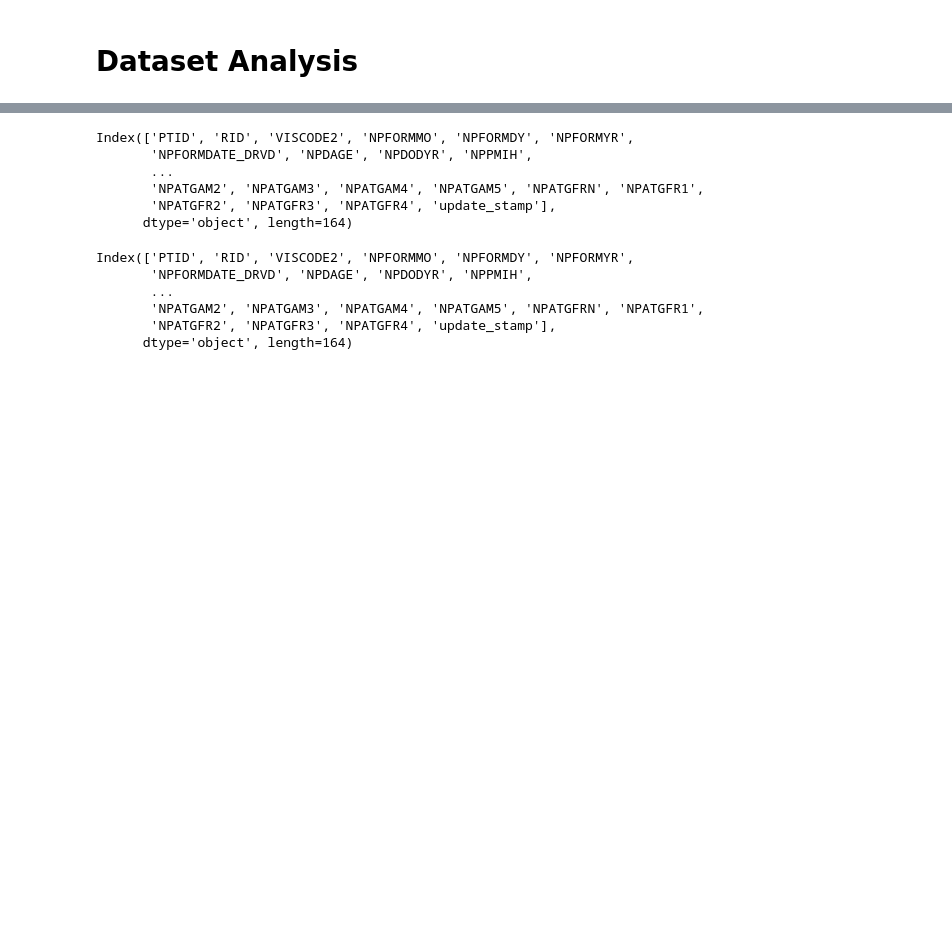
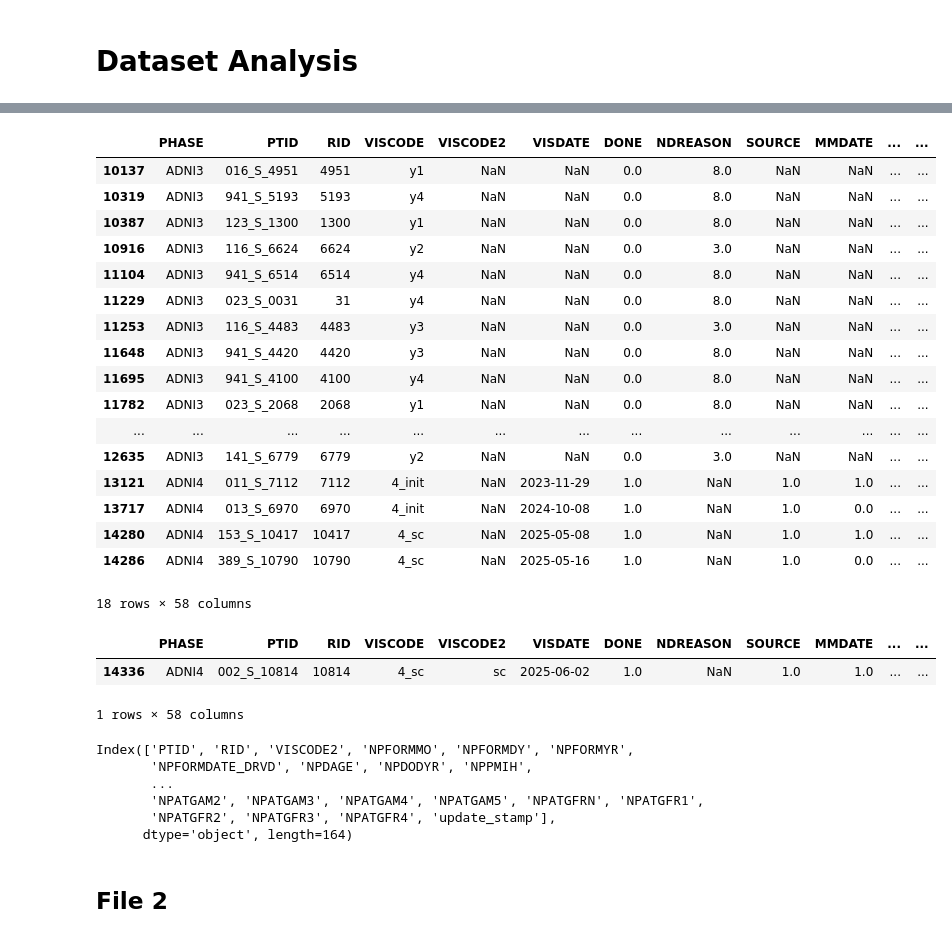
Before and after one commit to ifabfoundation/AIND, a Jupyter notebook: WP-2/Data_cleaning/dataset_analysis.ipynb, the cells around one changed output, grey strips where cells are left out. Saved outputs shown, nothing was run; the diff lists cells and outputs as text; code cells hidden in the pictures; blank space fills up the shorter version.

```diff
--- a/WP-2/Data_cleaning/dataset_analysis.ipynb
+++ b/WP-2/Data_cleaning/dataset_analysis.ipynb
@@ -3,5 +5,5 @@
 # %%
-file_code = 'NEUROPATH'
+file_code = 'MMSE'
 # %%
 import pandas as pd
 import numpy as np
@@ -24,0 +73,4 @@ dataset = zip_files[list(zip_files.keys())[0]]
+# %%
+# Find idex in the dataframe of row in which viscode2 is null
+viscode2_null_index = dataset[dataset['VISCODE2'].isnull()].index
+data_filter = dataset[dataset.index.isin(viscode2_null_index)]
@@ -25,12 +88,30 @@ dataset = zip_files[list(zip_files.keys())[0]]
+# %%
+data_filter
+# %% [output]
+|  | PHASE | PTID | RID | VISCODE | VISCODE2 | VISDATE | DONE | NDREASON | SOURCE | MMDATE | ... | ... |
+| 10137 | ADNI3 | 016_S_4951 | 4951 | y1 | NaN | NaN | 0.0 | 8.0 | NaN | NaN | ... | ... |
+| 10319 | ADNI3 | 941_S_5193 | 5193 | y4 | NaN | NaN | 0.0 | 8.0 | NaN | NaN | ... | ... |
+| 10387 | ADNI3 | 123_S_1300 | 1300 | y1 | NaN | NaN | 0.0 | 8.0 | NaN | NaN | ... | ... |
+| 10916 | ADNI3 | 116_S_6624 | 6624 | y2 | NaN | NaN | 0.0 | 3.0 | NaN | NaN | ... | ... |
+| 11104 | ADNI3 | 941_S_6514 | 6514 | y4 | NaN | NaN | 0.0 | 8.0 | NaN | NaN | ... | ... |
+| 11229 | ADNI3 | 023_S_0031 | 31 | y4 | NaN | NaN | 0.0 | 8.0 | NaN | NaN | ... | ... |
+| 11253 | ADNI3 | 116_S_4483 | 4483 | y3 | NaN | NaN | 0.0 | 3.0 | NaN | NaN | ... | ... |
+| 11648 | ADNI3 | 941_S_4420 | 4420 | y3 | NaN | NaN | 0.0 | 8.0 | NaN | NaN | ... | ... |
+| 11695 | ADNI3 | 941_S_4100 | 4100 | y4 | NaN | NaN | 0.0 | 8.0 | NaN | NaN | ... | ... |
+| 11782 | ADNI3 | 023_S_2068 | 2068 | y1 | NaN | NaN | 0.0 | 8.0 | NaN | NaN | ... | ... |
+| ... | ... | ... | ... | ... | ... | ... | ... | ... | ... | ... | ... | ... |
+| 12635 | ADNI3 | 141_S_6779 | 6779 | y2 | NaN | NaN | 0.0 | 3.0 | NaN | NaN | ... | ... |
+| 13121 | ADNI4 | 011_S_7112 | 7112 | 4_init | NaN | 2023-11-29 | 1.0 | NaN | 1.0 | 1.0 | ... | ... |
+| 13717 | ADNI4 | 013_S_6970 | 6970 | 4_init | NaN | 2024-10-08 | 1.0 | NaN | 1.0 | 0.0 | ... | ... |
+| 14280 | ADNI4 | 153_S_10417 | 10417 | 4_sc | NaN | 2025-05-08 | 1.0 | NaN | 1.0 | 1.0 | ... | ... |
+| 14286 | ADNI4 | 389_S_10790 | 10790 | 4_sc | NaN | 2025-05-16 | 1.0 | NaN | 1.0 | 0.0 | ... | ... |
+18 rows × 58 columns
 # %%
-dataset.columns
+dataset[dataset['PTID'] == '002_S_10814']
 # %% [output]
+|  | PHASE | PTID | RID | VISCODE | VISCODE2 | VISDATE | DONE | NDREASON | SOURCE | MMDATE | ... | ... |
+| 14336 | ADNI4 | 002_S_10814 | 10814 | 4_sc | sc | 2025-06-02 | 1.0 | NaN | 1.0 | 1.0 | ... | ... |
-Index(['PTID', 'RID', 'VISCODE2', 'NPFORMMO', 'NPFORMDY', 'NPFORMYR',
-       'NPFORMDATE_DRVD', 'NPDAGE', 'NPDODYR', 'NPPMIH',
-       ...
-       'NPATGAM2', 'NPATGAM3', 'NPATGAM4', 'NPATGAM5', 'NPATGFRN', 'NPATGFR1',
-       'NPATGFR2', 'NPATGFR3', 'NPATGFR4', 'update_stamp'],
-      dtype='object', length=164)
+1 rows × 58 columns
 # %%
 dataset.columns
 # %% [output]
@@ -40,3 +121,5 @@ Index(['PTID', 'RID', 'VISCODE2', 'NPFORMMO', 'NPFORMDY', 'NPFORMYR',
        'NPATGAM2', 'NPATGAM3', 'NPATGAM4', 'NPATGAM5', 'NPATGFRN', 'NPATGFR1',
        'NPATGFR2', 'NPATGFR3', 'NPATGFR4', 'update_stamp'],
       dtype='object', length=164)
+# %% [markdown]
+## File 2
```
Also changed, not shown: parts of 10 cells of this notebook, 1 other file.
